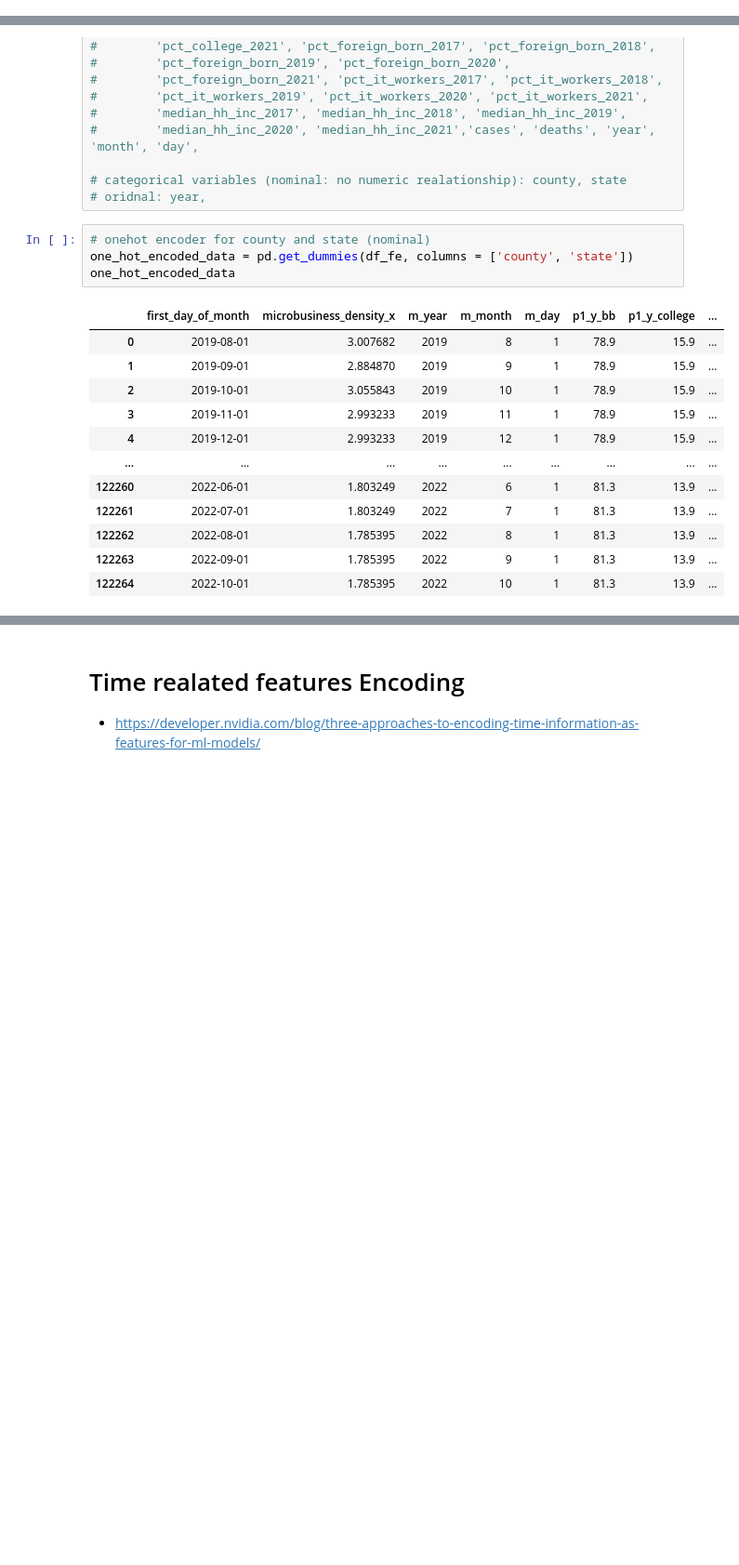
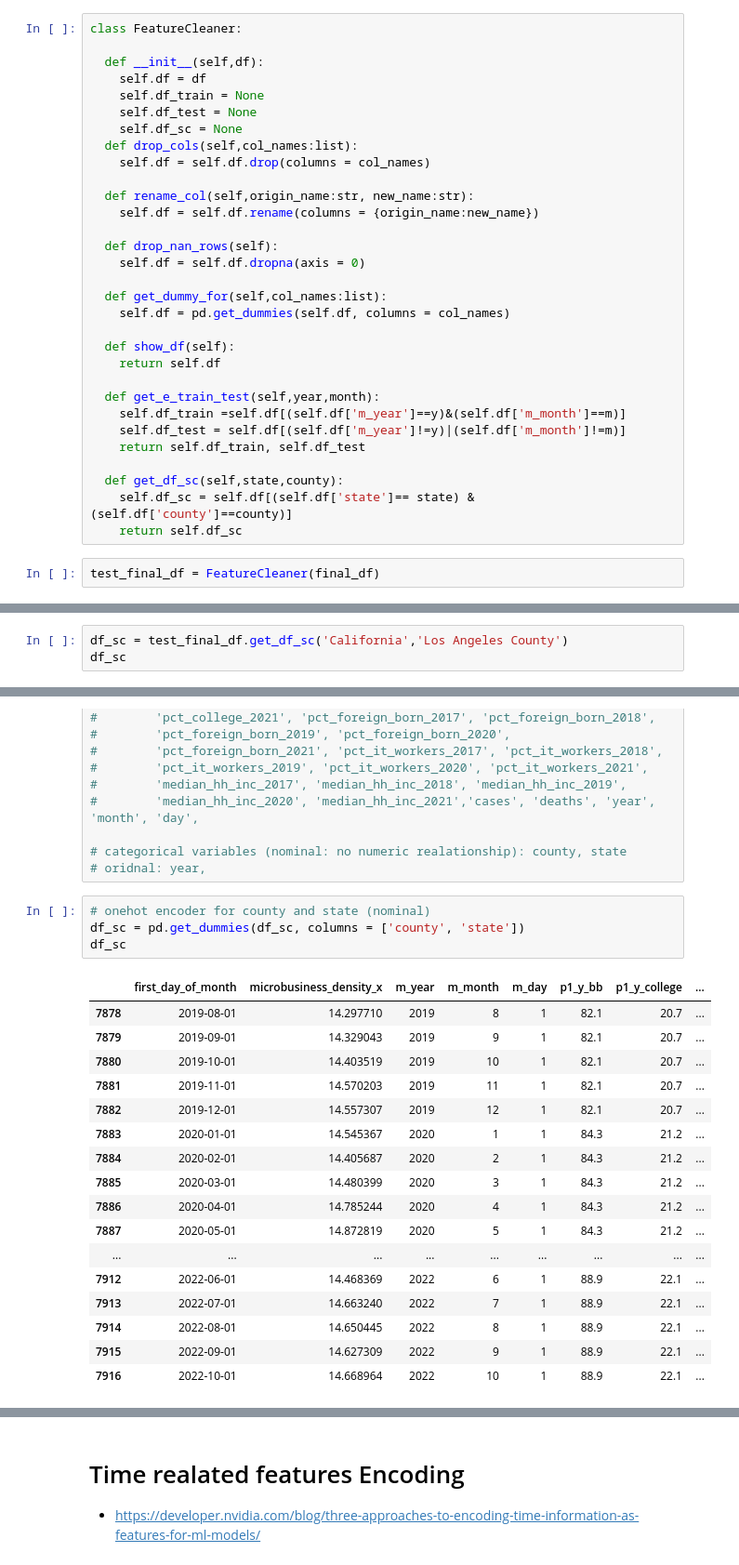
Before and after one commit to Joheun-Kang/microb, a Jupyter notebook: notebook/microb.ipynb, the cells around one changed output, grey strips where cells are left out. Shown: that part at 93% size. Saved outputs shown, nothing was run; the diff lists cells and outputs as text; blank space fills up the shorter version.

```diff
--- a/notebook/microb.ipynb
+++ b/notebook/microb.ipynb
@@ -433,0 +417,33 @@ re_df.head()
+# %%
+class FeatureCleaner:
+
+  def __init__(self,df):
+    self.df = df
+    self.df_train = None
+    self.df_test = None
+    self.df_sc = None
+  def drop_cols(self,col_names:list):
+    self.df = self.df.drop(columns = col_names)
+
+  def rename_col(self,origin_name:str, new_name:str):
+    self.df = self.df.rename(columns = {origin_name:new_name})
+
+  def drop_nan_rows(self):
+    self.df = self.df.dropna(axis = 0)
+
+  def get_dummy_for(self,col_names:list):
+    self.df = pd.get_dummies(self.df, columns = col_names)
+
+  def show_df(self):
+    return self.df
+
+  def get_e_train_test(self,year,month):
+    self.df_train =self.df[(self.df['m_year']==y)&(self.df['m_month']==m)]
+    self.df_test = self.df[(self.df['m_year']!=y)|(self.df['m_month']!=m)]
+    return self.df_train, self.df_test
+
+  def get_df_sc(self,state,county):
+    self.df_sc = self.df[(self.df['state']== state) & (self.df['county']==county)]
+    return self.df_sc
+# %%
+test_final_df = FeatureCleaner(final_df)
@@ -433,0 +465,3 @@ re_df.head()
+# %%
+df_sc = test_final_df.get_df_sc('California','Los Angeles County')
+df_sc
@@ -616,18 +608,23 @@ print(len(df_fe))
 # oridnal: year,
 # %%
 # onehot encoder for county and state (nominal)
-one_hot_encoded_data = pd.get_dummies(df_fe, columns = ['county', 'state'])
-one_hot_encoded_data
+df_sc = pd.get_dummies(df_sc, columns = ['county', 'state'])
+df_sc
 # %% [output]
 |  | first_day_of_month | microbusiness_density_x | m_year | m_month | m_day | p1_y_bb | p1_y_college | ... |
-| 0 | 2019-08-01 | 3.007682 | 2019 | 8 | 1 | 78.9 | 15.9 | ... |
-| 1 | 2019-09-01 | 2.884870 | 2019 | 9 | 1 | 78.9 | 15.9 | ... |
-| 2 | 2019-10-01 | 3.055843 | 2019 | 10 | 1 | 78.9 | 15.9 | ... |
-| 3 | 2019-11-01 | 2.993233 | 2019 | 11 | 1 | 78.9 | 15.9 | ... |
-| 4 | 2019-12-01 | 2.993233 | 2019 | 12 | 1 | 78.9 | 15.9 | ... |
+| 7878 | 2019-08-01 | 14.297710 | 2019 | 8 | 1 | 82.1 | 20.7 | ... |
+| 7879 | 2019-09-01 | 14.329043 | 2019 | 9 | 1 | 82.1 | 20.7 | ... |
+| 7880 | 2019-10-01 | 14.403519 | 2019 | 10 | 1 | 82.1 | 20.7 | ... |
+| 7881 | 2019-11-01 | 14.570203 | 2019 | 11 | 1 | 82.1 | 20.7 | ... |
+| 7882 | 2019-12-01 | 14.557307 | 2019 | 12 | 1 | 82.1 | 20.7 | ... |
+| 7883 | 2020-01-01 | 14.545367 | 2020 | 1 | 1 | 84.3 | 21.2 | ... |
+| 7884 | 2020-02-01 | 14.405687 | 2020 | 2 | 1 | 84.3 | 21.2 | ... |
+| 7885 | 2020-03-01 | 14.480399 | 2020 | 3 | 1 | 84.3 | 21.2 | ... |
+| 7886 | 2020-04-01 | 14.785244 | 2020 | 4 | 1 | 84.3 | 21.2 | ... |
+| 7887 | 2020-05-01 | 14.872819 | 2020 | 5 | 1 | 84.3 | 21.2 | ... |
 | ... | ... | ... | ... | ... | ... | ... | ... | ... |
-| 122260 | 2022-06-01 | 1.803249 | 2022 | 6 | 1 | 81.3 | 13.9 | ... |
-| 122261 | 2022-07-01 | 1.803249 | 2022 | 7 | 1 | 81.3 | 13.9 | ... |
-| 122262 | 2022-08-01 | 1.785395 | 2022 | 8 | 1 | 81.3 | 13.9 | ... |
-| 122263 | 2022-09-01 | 1.785395 | 2022 | 9 | 1 | 81.3 | 13.9 | ... |
-| 122264 | 2022-10-01 | 1.785395 | 2022 | 10 | 1 | 81.3 | 13.9 | ... |
+| 7912 | 2022-06-01 | 14.468369 | 2022 | 6 | 1 | 88.9 | 22.1 | ... |
+| 7913 | 2022-07-01 | 14.663240 | 2022 | 7 | 1 | 88.9 | 22.1 | ... |
+| 7914 | 2022-08-01 | 14.650445 | 2022 | 8 | 1 | 88.9 | 22.1 | ... |
+| 7915 | 2022-09-01 | 14.627309 | 2022 | 9 | 1 | 88.9 | 22.1 | ... |
+| 7916 | 2022-10-01 | 14.668964 | 2022 | 10 | 1 | 88.9 | 22.1 | ... |
```
Also changed, not shown: parts of 111 cells of this notebook.
